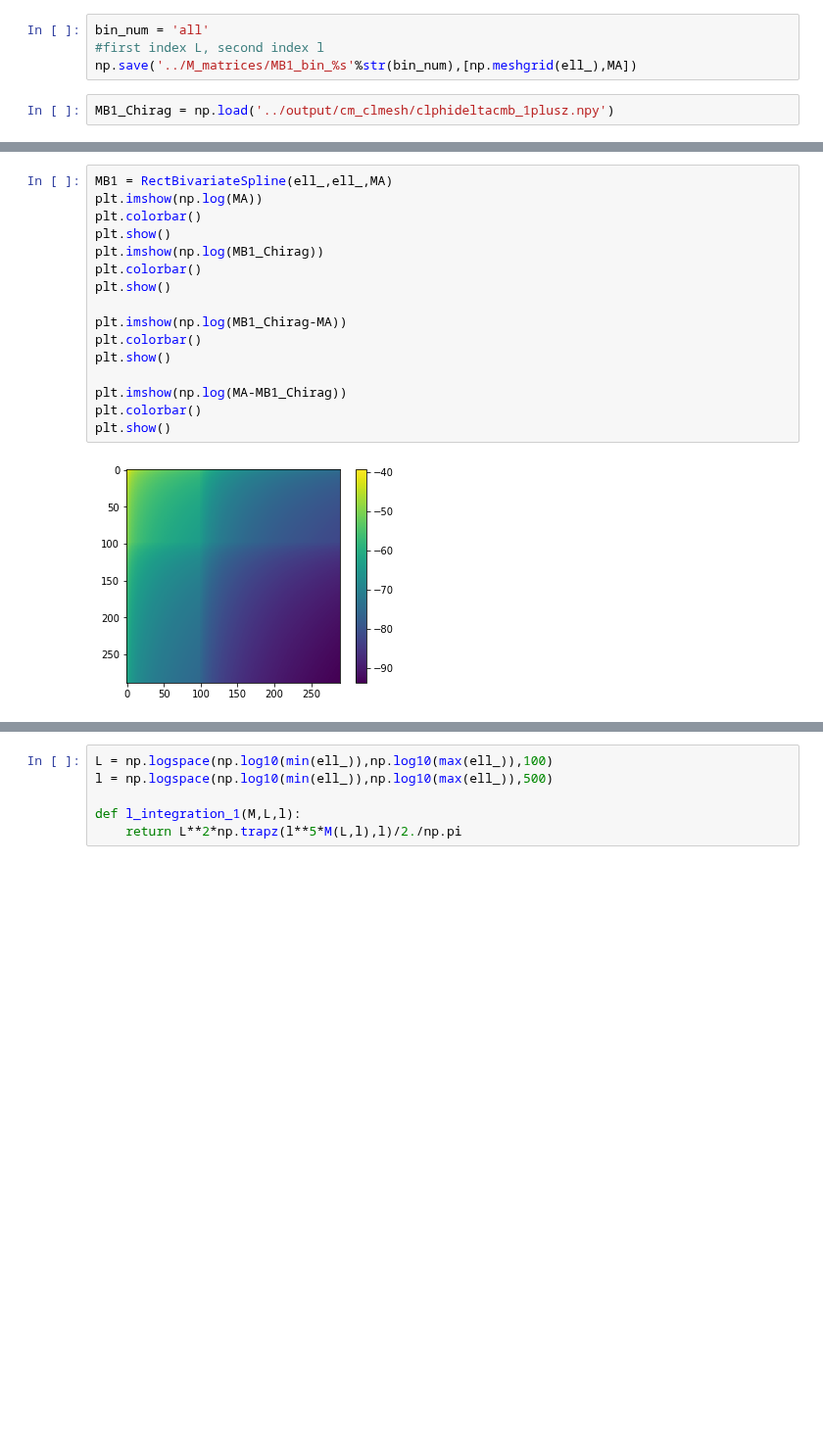
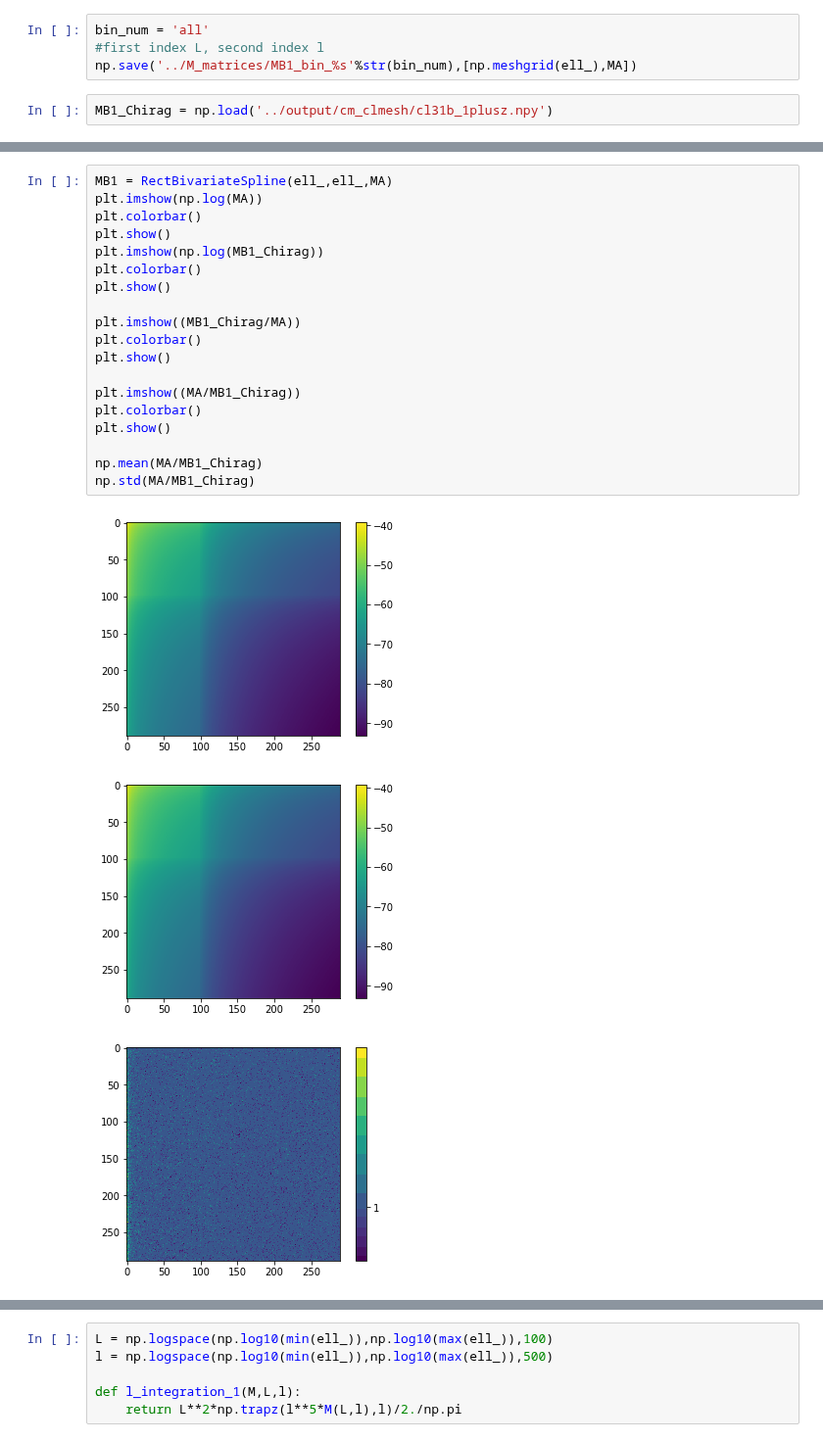
Before and after one commit to VMBoehm/postlimber, a Jupyter notebook: notebooks/PostBornTerms without Limber new approach- additional terms.ipynb, the cells around one changed output, grey strips where cells are left out. Shown at 98% size. Drawn from its saved outputs; the diff is of its cells as text; blank space fills up the shorter version.

```diff
--- a/notebooks/PostBornTerms without Limber new approach- additional terms.ipynb
+++ b/notebooks/PostBornTerms without Limber new approach- additional terms.ipynb
@@ -106,7 +106,7 @@ bin_num = 'all'
 #first index L, second index l
 np.save('../M_matrices/MB1_bin_%s'%str(bin_num),[np.meshgrid(ell_),MA])
 # %%
-MB1_Chirag = np.load('../output/cm_clmesh/clphideltacmb_1plusz.npy')
+MB1_Chirag = np.load('../output/cm_clmesh/cl31b_1plusz.npy')
 # %%
 MB1_Chirag.shape
 # %% [output]
@@ -114,18 +114,23 @@ MB1_Chirag.shape
 # %%
 MB1 = RectBivariateSpline(ell_,ell_,MA)
 plt.imshow(np.log(MA))
 plt.colorbar()
 plt.show()
 plt.imshow(np.log(MB1_Chirag))
 plt.colorbar()
 plt.show()
 
-plt.imshow(np.log(MB1_Chirag-MA))
+plt.imshow((MB1_Chirag/MA))
 plt.colorbar()
 plt.show()
 
-plt.imshow(np.log(MA-MB1_Chirag))
+plt.imshow((MA/MB1_Chirag))
 plt.colorbar()
 plt.show()
+
+np.mean(MA/MB1_Chirag)
+np.std(MA/MB1_Chirag)
 # %% [output]
-[figure, old version]
+[figure, new version]
+[figure, new version]
+[figure, added]
```
Also changed, not shown: parts of 8 cells of this notebook, 2 other files.
